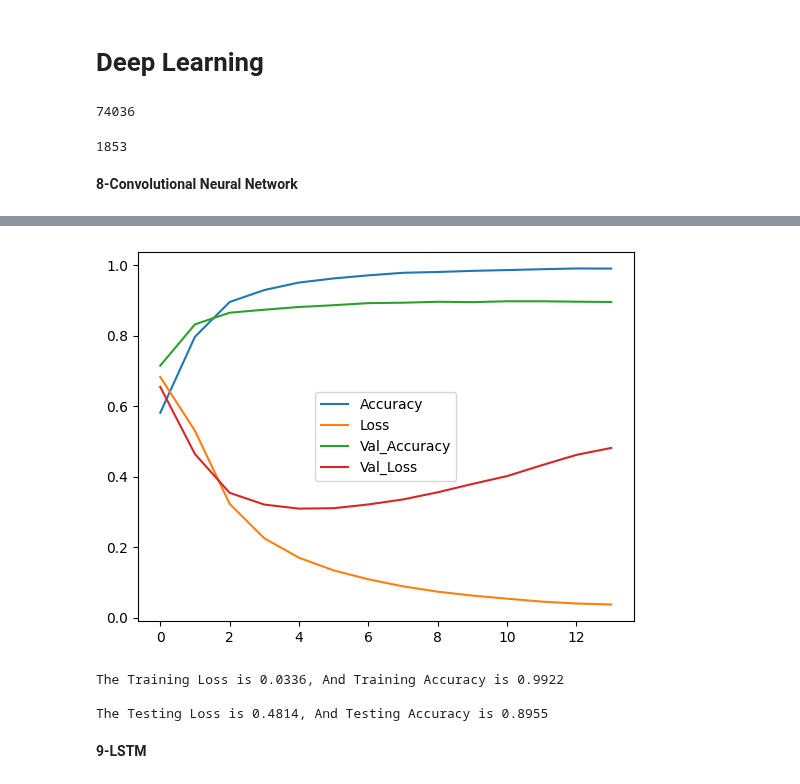
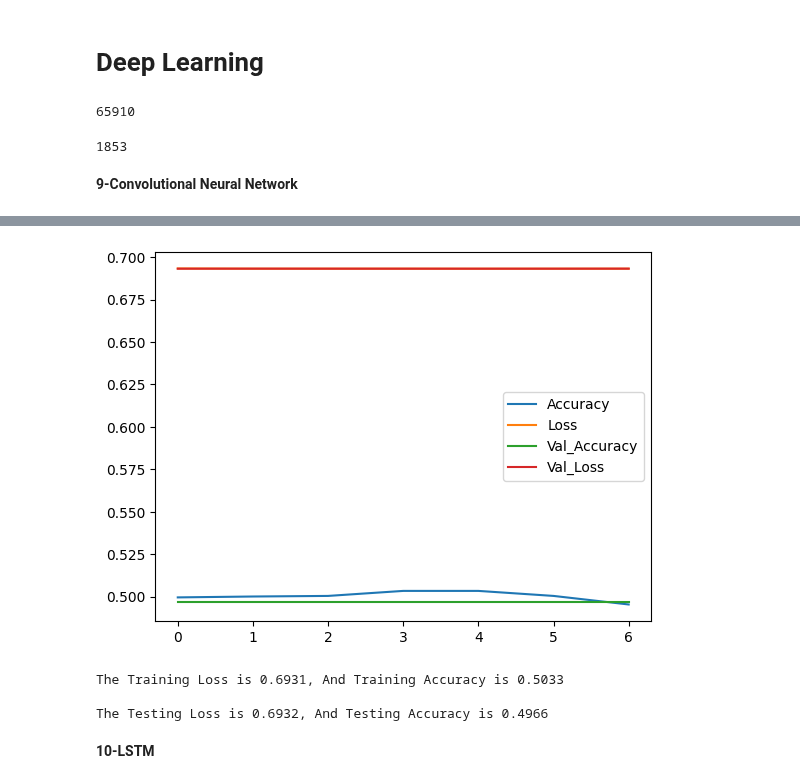
Before and after one commit to Osamah-Anmar-Sami/Sentiment-Analysis, a Jupyter notebook: Arabic Sentiment Analysis/Arabic Sentiment Analysis.ipynb, the cells around one changed output, grey strips where cells are left out. Drawn from its saved outputs; the diff is of its cells as text; code cells hidden in the pictures.

```diff
--- a/Arabic Sentiment Analysis/Arabic Sentiment Analysis.ipynb
+++ b/Arabic Sentiment Analysis/Arabic Sentiment Analysis.ipynb
@@ -273,7 +266,7 @@ MinimumNumberOfCharachters
 # %% [markdown]
 # Split The Dataset Into X And y
 # %%
-X, y = Corpus['Normalized_Text'], Corpus['Sentiment']
+X, y = Corpus['Normalized_Review'], Corpus['Sentiment']
 le = LabelEncoder()
 y =le.fit_transform(y)
 # %% [markdown]
@@ -439,12 +450,12 @@ metrics_values(model= MLP, X_test=X_test_CV_, y_test=y_test)
 # Deep Learning
 # %%
 tokenizer = Tokenizer(oov_token='<oov>')
-tokenizer.fit_on_texts(X)
+tokenizer.fit_on_texts(X_train)
 embedding_dim = 16
 vocab_size = len(tokenizer.word_index) + 1
 vocab_size
 # %% [output]
-74036
+65910
 # %%
 X_train_seqs = tokenizer.texts_to_sequences(X_train)
 X_test_seqs = tokenizer.texts_to_sequences(X_test)
@@ -453,20 +464,20 @@ max_length
 # %% [output]
 1853
 # %%
-encoded_X_train = pad_sequences(X_train_seqs, maxlen=max_length)
-encoded_X_test = pad_sequences(X_test_seqs, maxlen=max_length)
+encoded_X_train = pad_sequences(X_train_seqs, maxlen=max_length, truncating='pre', padding='pre')
+encoded_X_test = pad_sequences(X_test_seqs, maxlen=max_length, truncating='pre', padding='pre')
 # %%
 Callback = tf.keras.callbacks.EarlyStopping(
                     monitor="accuracy",
                     mode="max",
-                    patience=0
+                    patience=3
                 )
 # %% [markdown]
-**8-Convolutional Neural Network**
+**9-Convolutional Neural Network**
 # %%
 convolutional_neural_network = convolutional_neural_network_1d(vocab_size=vocab_size, embedding_dim=embedding_dim, max_length=max_length, dropout=0.3, kernel=8, filters=32)
 model_compile(model=convolutional_neural_network)
-history = model_fit(model=convolutional_neural_network, X_train=encoded_X_train, y_train=y_train, epochs=50, X_test=encoded_X_test, y_test=y_test, batch_size=16, Callback=Callback)
+history = model_fit(model=convolutional_neural_network, X_train=encoded_X_train, y_train=y_train, epochs=50, X_test=encoded_X_test, y_test=y_test, batch_size=16, Callback=Callback, shuffle=True)
 plot_accuracy_loss(histoty=history)
 evaluate(model=convolutional_neural_network, x=encoded_X_train, y=y_train, train_test='Training')
 evaluate(model=convolutional_neural_network, x=encoded_X_test, y=y_test, train_test='Testing')
@@ -491,7 +499,7 @@ Epoch 14/50
-[figure, old version]
+[figure, new version]
-The Training Loss is 0.0336, And Training Accuracy is 0.9922
+The Training Loss is 0.6931, And Training Accuracy is 0.5033
 
-The Testing Loss is 0.4814, And Testing Accuracy is 0.8955
+The Testing Loss is 0.6932, And Testing Accuracy is 0.4966
 # %% [markdown]
-**9-LSTM**
+**10-LSTM**
 # %%
```
Also changed, not shown: parts of 28 cells of this notebook.
